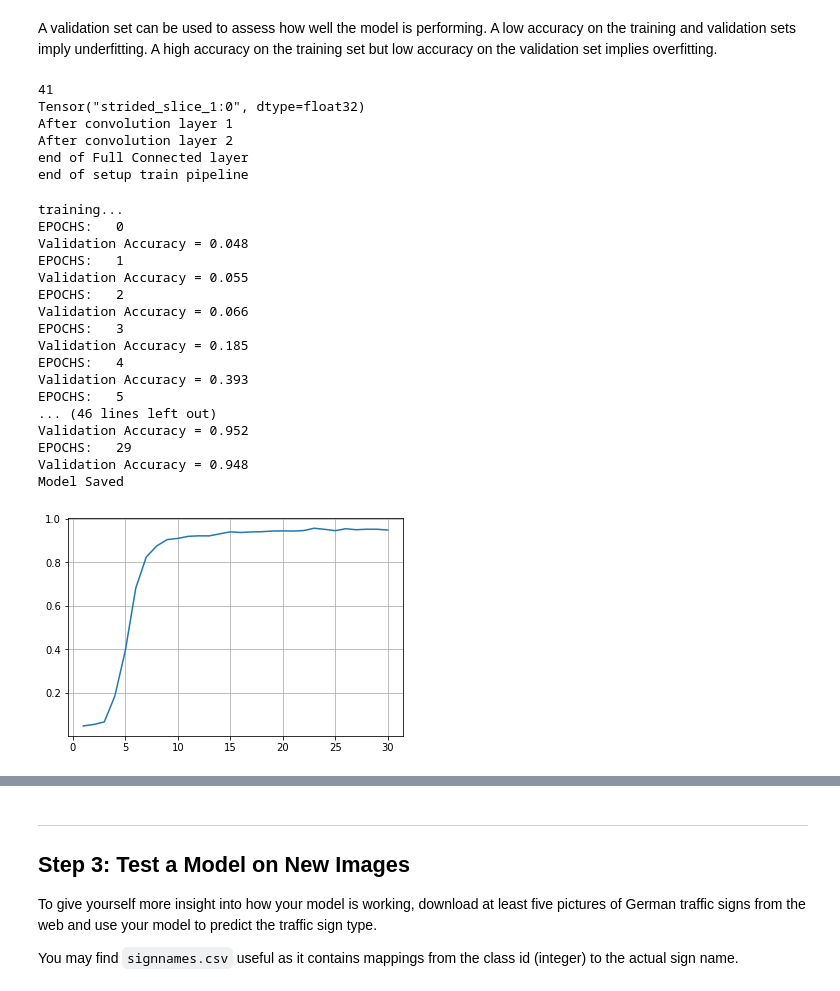
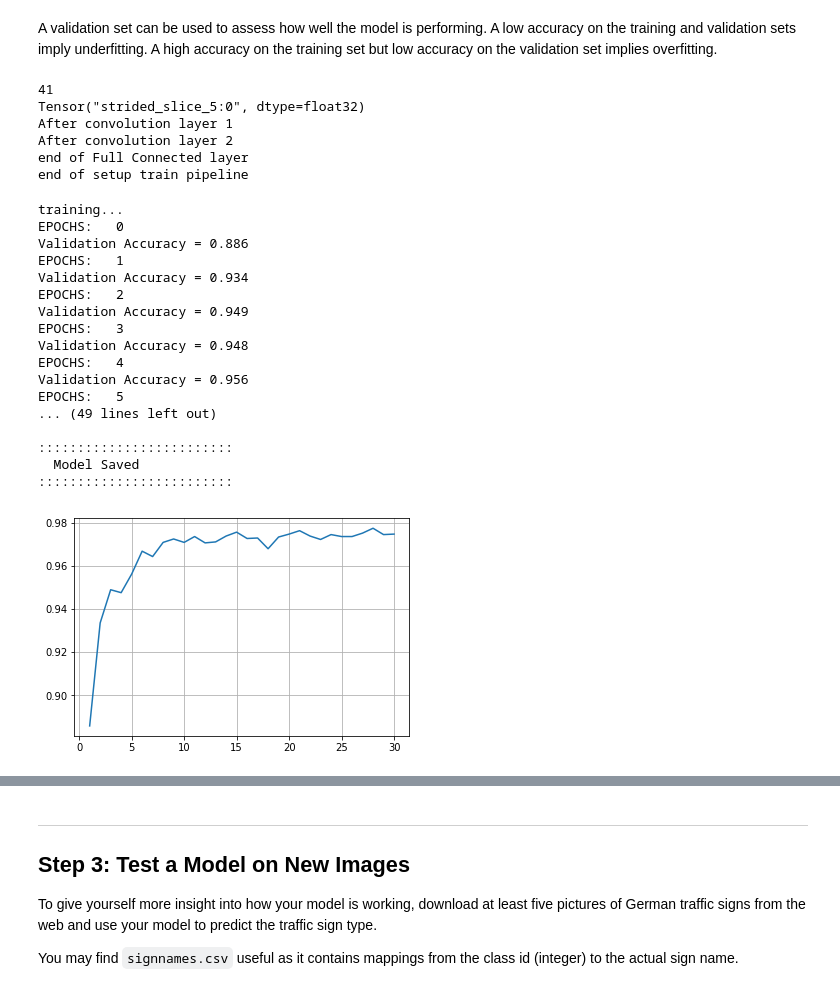
Before and after one commit to chengzg/Traffic_Sign_Classifier, a Jupyter notebook: Traffic_Sign_Classifier.ipynb, the cells around one changed output, grey strips where cells are left out. Cells and saved outputs as stored; diff of their text form; code cells hidden in the pictures.

```diff
--- a/Traffic_Sign_Classifier.ipynb
+++ b/Traffic_Sign_Classifier.ipynb
@@ -469,17 +541,14 @@ for i in random_indexes:
 X_train_gray, X_valid_gray, X_test_gray = gray_out_images(X_train, X_valid, X_test)
 
 for i in random_indexes:
-    plt.figure(figsize=(1,1))
-    plt.imshow(old_images[i])
-    print(old_images[i].shape)
-    plt.show()
+    fig, axs = plt.subplots(1,2)
+    axs[0].imshow(old_images[i])
+    axs[0].set_title(old_images[i].shape)
 
-    plt.figure(figsize=(1,1))
     image1 = X_valid_gray[i]
-    print(image1.shape)
     image1 = image1.squeeze()
-    print(image1.shape)
-    plt.imshow(image1, cmap='gray')
+    axs[1].set_title(image1.shape)
+    axs[1].imshow(image1, cmap='gray')
     plt.show()
 
 X_train = X_train_gray
@@ -520,13 +577,13 @@ end of normalization
 ### Define your architecture here.
 ### Feel free to use as many code cells as needed.
 image_input_depth = 1
-def LeNet(x, keep_prob):
+def LeNet(x):
     # Arguments used for tf.truncated_normal, randomly defines variables for the weights and biases for each layer
     mu = 0
     sigma = 0.1
     output = x
     # TODO: Layer 1: Convolutional. Input = 32x32x3. Output = 28x28x6.
-    conv_output_1 = 10
+    conv_output_1 = 12
 
     F_W_1 = tf.Variable(tf.truncated_normal([5,5,image_input_depth,conv_output_1], mean=mu, stddev=sigma))
     F_B_1 = tf.Variable(tf.zeros([conv_output_1]))
@@ -542,7 +599,7 @@ def LeNet(x, keep_prob):
                            padding = "SAME")
     print("After convolution layer 1")
     # TODO: Layer 2: Convolutional. Output = 10x10x16.
-    conv_output_2 = 24
+    conv_output_2 = 32
     F_W_2 = tf.Variable(tf.truncated_normal([5,5,conv_output_1,conv_output_2], mean=mu, stddev=sigma))
     F_B_2 = tf.Variable(tf.zeros([conv_output_2]))
     strides = [1,1,1,1]
@@ -560,8 +617,8 @@ def LeNet(x, keep_prob):
     fc1 = tf.reshape(output, [-1, 5 * 5 * conv_output_2])
 
     # TODO: Layer 3: Fully Connected. Input = 400. Output = 120.
-    fc1_output = 120
-    w1 = tf.Variable(tf.truncated_normal([5*5*conv_output_2, fc1_output]))
+    fc1_output = 240
+    w1 = tf.Variable(tf.truncated_normal([5*5*conv_output_2, fc1_output], mean=mu, stddev=sigma))
     b1 = tf.Variable(tf.truncated_normal([fc1_output]))
     fc1 = tf.add(tf.matmul(fc1, w1), b1)
     # TODO: Activation.
@@ -569,15 +626,16 @@ def LeNet(x, keep_prob):
     output = tf.nn.dropout(output, keep_prob)
     # TODO: Layer 4: Fully Connected. Input = 120. Output = 84.
     fc2_output = 84
-    w2 = tf.Variable(tf.truncated_normal([fc1_output, fc2_output]))
+    w2 = tf.Variable(tf.truncated_normal([fc1_output, fc2_output], mean=mu, stddev=sigma))
     b2 = tf.Variable(tf.truncated_normal([fc2_output]))
     fc2 = tf.add(tf.matmul(output, w2), b2)
     # TODO: Activation.
     output = tf.nn.relu(fc2)
     output = tf.nn.dropout(output, keep_prob)
     # TODO: Layer 5: Fully Connected. Input = 84. Output = 43.
-    w3 = tf.Variable(tf.truncated_normal([fc2_output, n_classes]))
+    w3 = tf.Variable(tf.truncated_normal([fc2_output, n_classes], mean=mu, stddev=sigma))
     b3 = tf.Variable(tf.truncated_normal([n_classes]))
     logits = tf.add(tf.matmul(output, w3), n_classes)
     print("end of Full Connected layer")
     return logits
+print("Model loaded")
@@ -609,8 +669,8 @@ one_hot_y_train = tf.one_hot(y, OUTPUT_SIZE)
 print(y_train[0])
 print(one_hot_y_train[0])
 
-LEARN_RATE = 0.001
-logits = LeNet(x, keep_prob)
+LEARN_RATE = 0.002
+logits = LeNet(x)
 cross_entropy = tf.nn.softmax_cross_entropy_with_logits(
             labels=one_hot_y_train, logits=logits)
 loss_operation = tf.reduce_mean(cross_entropy)
@@ -626,7 +686,7 @@ saver = tf.train.Saver()
 print("end of setup train pipeline")
 # %% [output]
 41
-Tensor("strided_slice_1:0", dtype=float32)
+Tensor("strided_slice_5:0", dtype=float32)
 After convolution layer 1
 After convolution layer 2
 end of Full Connected layer
@@ -659,47 +719,49 @@ with tf.Session() as sess:
     print("training...")
     accuracy_data = []
     for i in range(EPOCHS):
         print("EPOCHS:  ", i)
         X_train, y_train = shuffle(X_train, y_train)
         for offset in range(0, num_examples, BATCH_SIZE):
             end = offset + BATCH_SIZE
             batch_x, batch_y = X_train[offset:end], y_train[offset:end]
             sess.run(train_operation, feed_dict =
                                         {
                                             x : batch_x,
                                             y : batch_y,
-                                            keep_prob: 1.0
+                                            keep_prob: 0.5
                                         })
         validation_accuracy = evaluate(X_valid, y_valid)
         accuracy_data.append(validation_accuracy)
         print("Validation Accuracy = {:.3f}".format(validation_accuracy))
 
     saver.save(sess, "./lenet")
-    print("Model Saved")
-
+    print("")
+    print(":::::::::::::::::::::::::")
+    print("  Model Saved")
+    print(":::::::::::::::::::::::::")
     accuracy_index = [l+1 for l in range(EPOCHS)]
     plt.plot(accuracy_index, accuracy_data)
     plt.grid(True)
     plt.show()
 # %% [output]
 training...
 EPOCHS:   0
-Validation Accuracy = 0.048
+Validation Accuracy = 0.886
 EPOCHS:   1
-Validation Accuracy = 0.055
+Validation Accuracy = 0.934
 EPOCHS:   2
-Validation Accuracy = 0.066
+Validation Accuracy = 0.949
 EPOCHS:   3
-Validation Accuracy = 0.185
+Validation Accuracy = 0.948
 EPOCHS:   4
-Validation Accuracy = 0.393
+Validation Accuracy = 0.956
 EPOCHS:   5
-... (46 lines left out)
-Validation Accuracy = 0.952
-EPOCHS:   29
-Validation Accuracy = 0.948
-Model Saved
+... (49 lines left out)
+
+:::::::::::::::::::::::::
+  Model Saved
+:::::::::::::::::::::::::
-[figure, old version]
+[figure, new version]
 # %%
 # To Test the Model
 with tf.Session() as sess:
```
Also changed, not shown: parts of 14 cells of this notebook.
